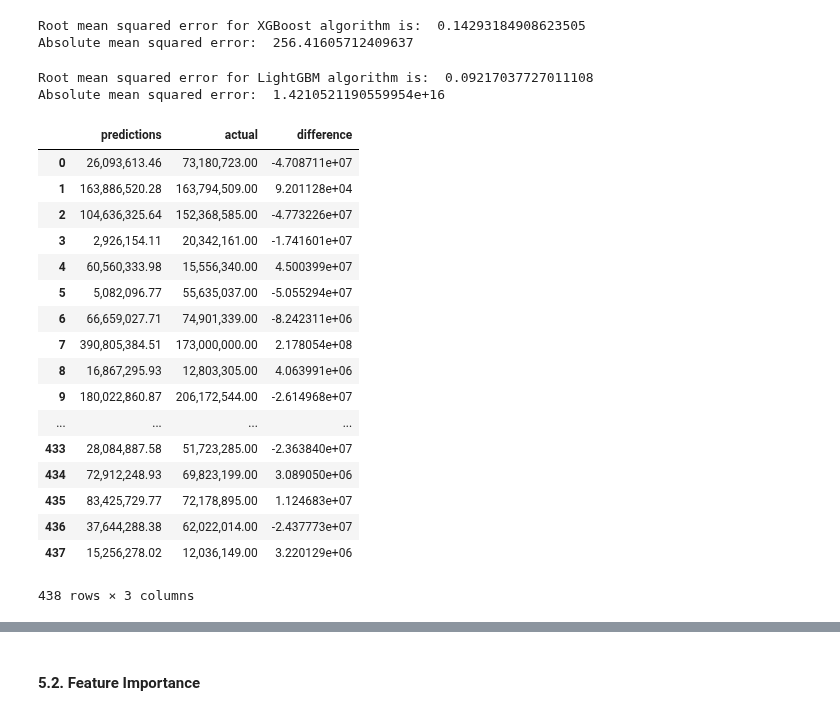
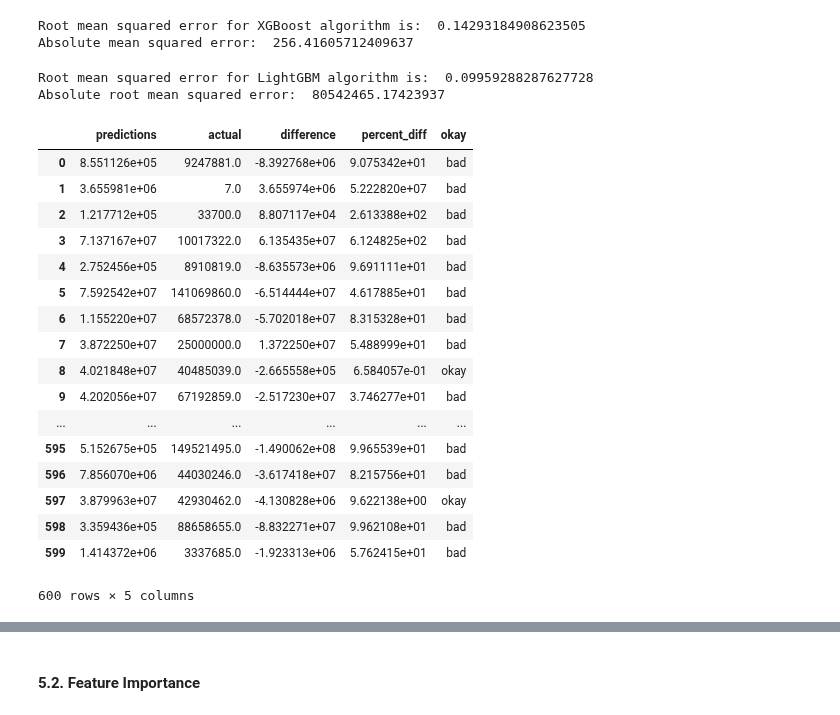
Before and after one commit to julianikulski/tmdb, a Jupyter notebook: tmdb.ipynb, the cells around one changed output, grey strips where cells are left out. Saved outputs shown, nothing was run; the diff lists cells and outputs as text; code cells hidden in the pictures.

```diff
--- a/tmdb.ipynb
+++ b/tmdb.ipynb
@@ -1681,7 +1681,7 @@ def clean(df, headers, list_top_30=[], train_set=True):
     df = formatting_dict_vars(df, headers)
 
     # dropping rows with 0s in budget column
-    df = df[df['budget'] != 0]
+    # df = df[df['budget'] != 0]
     # drop rows with null values in numeric variables
     df.dropna(axis=0, how='any', subset=['release_date'], inplace=True)
     # dealing with missing values
@@ -1915,13 +1907,22 @@ print(y_val_lgb.shape)
 # Details on parameters tuning here: https://lightgbm.readthedocs.io/en/latest/Parameters-Tuning.html
 # Example of LGBM tuning https://www.kaggle.com/garethjns/microsoft-lightgbm-with-parameter-tuning-0-823
 
-parameters_lgb = {'metric' : 'rmse'}
+parameters_lgb = {'objective': 'regression',
+                  'metric' : 'rmse',
+                  'max_depth': 5,
+                  'boosting': 'gbdt',
+                  'max_bin': 255,
+                  'num_leaves': 20,
+                  'feature_fraction': 0.2,
+                  'lambda_l1': 0.2,
+                  'lambda_l2': 0.5, #0.110148
+                  }
 
 clf_lgb = lgb.train(params = parameters_lgb,
                     train_set = lgb.Dataset(X_train_lgb, y_train_lgb),
                     num_boost_round = 10000,
                     valid_sets = [lgb.Dataset(X_val_lgb, y_val_lgb)],
-                    early_stopping_rounds = 1000,
+                    early_stopping_rounds = 500,
                     verbose_eval = 10)
 
 y_pred = clf_lgb.predict(X_cross)
@@ -1972,40 +1973,42 @@ print('Root mean squared error for LightGBM algorithm is: ', np.sqrt(mean_square
 # Inverse transform the scaled revenue data from LightGBM model
 absolute_y_cross = np.expm1(scaler_revenue.inverse_transform(y_cross))
 absolute_y_pred = np.expm1(scaler_revenue.inverse_transform(y_pred.reshape(-1,1)))
-print('Absolute mean squared error: ', mean_squared_error(absolute_y_cross, absolute_y_pred))
+print('Absolute root mean squared error: ', np.sqrt(mean_squared_error(absolute_y_cross, absolute_y_pred)))
 # %% [output]
-Root mean squared error for LightGBM algorithm is:  0.09217037727011108
-Absolute mean squared error:  1.4210521190559954e+16
+Root mean squared error for LightGBM algorithm is:  0.09959288287627728
+Absolute root mean squared error:  80542465.17423937
 # %%
 # Create dataframe with predicted values
 comp_df = pd.DataFrame(np.expm1(scaler_revenue.inverse_transform(y_pred.reshape(-1,1))), columns=['predictions'])
 
 # Add actual values to dataframe
 comp_df['actual'] = np.expm1(scaler_revenue.inverse_transform(y_cross))
 
 # Add column with difference of the two values
 comp_df['difference'] = comp_df['predictions'] - comp_df['actual']
 
 # Format values
-comp_df['predictions'] = comp_df['predictions'].apply(lambda x: '{:,.2f}'.format(x))
-comp_df['actual'] = comp_df['actual'].apply(lambda x: '{:,.2f}'.format(x))
+#comp_df['predictions'] = comp_df['predictions'].apply(lambda x: '{:,.2f}'.format(x))
+#comp_df['actual'] = comp_df['actual'].apply(lambda x: '{:,.2f}'.format(x))
+comp_df['percent_diff'] = abs(abs(comp_df['predictions'] / (comp_df['actual'])) - 1) * 100
+comp_df['okay'] = comp_df['percent_diff'].apply(lambda x: 'okay' if x < 20 else 'bad')
 comp_df
 # %% [output]
-|  | predictions | actual | difference |
-| 0 | 26,093,613.46 | 73,180,723.00 | -4.708711e+07 |
-| 1 | 163,886,520.28 | 163,794,509.00 | 9.201128e+04 |
-| 2 | 104,636,325.64 | 152,368,585.00 | -4.773226e+07 |
-| 3 | 2,926,154.11 | 20,342,161.00 | -1.741601e+07 |
-| 4 | 60,560,333.98 | 15,556,340.00 | 4.500399e+07 |
-| 5 | 5,082,096.77 | 55,635,037.00 | -5.055294e+07 |
-| 6 | 66,659,027.71 | 74,901,339.00 | -8.242311e+06 |
-| 7 | 390,805,384.51 | 173,000,000.00 | 2.178054e+08 |
-| 8 | 16,867,295.93 | 12,803,305.00 | 4.063991e+06 |
-| 9 | 180,022,860.87 | 206,172,544.00 | -2.614968e+07 |
-| ... | ... | ... | ... |
-| 433 | 28,084,887.58 | 51,723,285.00 | -2.363840e+07 |
-| 434 | 72,912,248.93 | 69,823,199.00 | 3.089050e+06 |
-| 435 | 83,425,729.77 | 72,178,895.00 | 1.124683e+07 |
-| 436 | 37,644,288.38 | 62,022,014.00 | -2.437773e+07 |
-| 437 | 15,256,278.02 | 12,036,149.00 | 3.220129e+06 |
+|  | predictions | actual | difference | percent_diff | okay |
+| 0 | 8.551126e+05 | 9247881.0 | -8.392768e+06 | 9.075342e+01 | bad |
+| 1 | 3.655981e+06 | 7.0 | 3.655974e+06 | 5.222820e+07 | bad |
+| 2 | 1.217712e+05 | 33700.0 | 8.807117e+04 | 2.613388e+02 | bad |
+| 3 | 7.137167e+07 | 10017322.0 | 6.135435e+07 | 6.124825e+02 | bad |
+| 4 | 2.752456e+05 | 8910819.0 | -8.635573e+06 | 9.691111e+01 | bad |
+| 5 | 7.592542e+07 | 141069860.0 | -6.514444e+07 | 4.617885e+01 | bad |
+| 6 | 1.155220e+07 | 68572378.0 | -5.702018e+07 | 8.315328e+01 | bad |
+| 7 | 3.872250e+07 | 25000000.0 | 1.372250e+07 | 5.488999e+01 | bad |
+| 8 | 4.021848e+07 | 40485039.0 | -2.665558e+05 | 6.584057e-01 | okay |
+| 9 | 4.202056e+07 | 67192859.0 | -2.517230e+07 | 3.746277e+01 | bad |
+| ... | ... | ... | ... | ... | ... |
+| 595 | 5.152675e+05 | 149521495.0 | -1.490062e+08 | 9.965539e+01 | bad |
+| 596 | 7.856070e+06 | 44030246.0 | -3.617418e+07 | 8.215756e+01 | bad |
+| 597 | 3.879963e+07 | 42930462.0 | -4.130828e+06 | 9.622138e+00 | okay |
+| 598 | 3.359436e+05 | 88658655.0 | -8.832271e+07 | 9.962108e+01 | bad |
+| 599 | 1.414372e+06 | 3337685.0 | -1.923313e+06 | 5.762415e+01 | bad |
-438 rows × 3 columns
+600 rows × 5 columns
```
Also changed, not shown: parts of 12 cells of this notebook.
